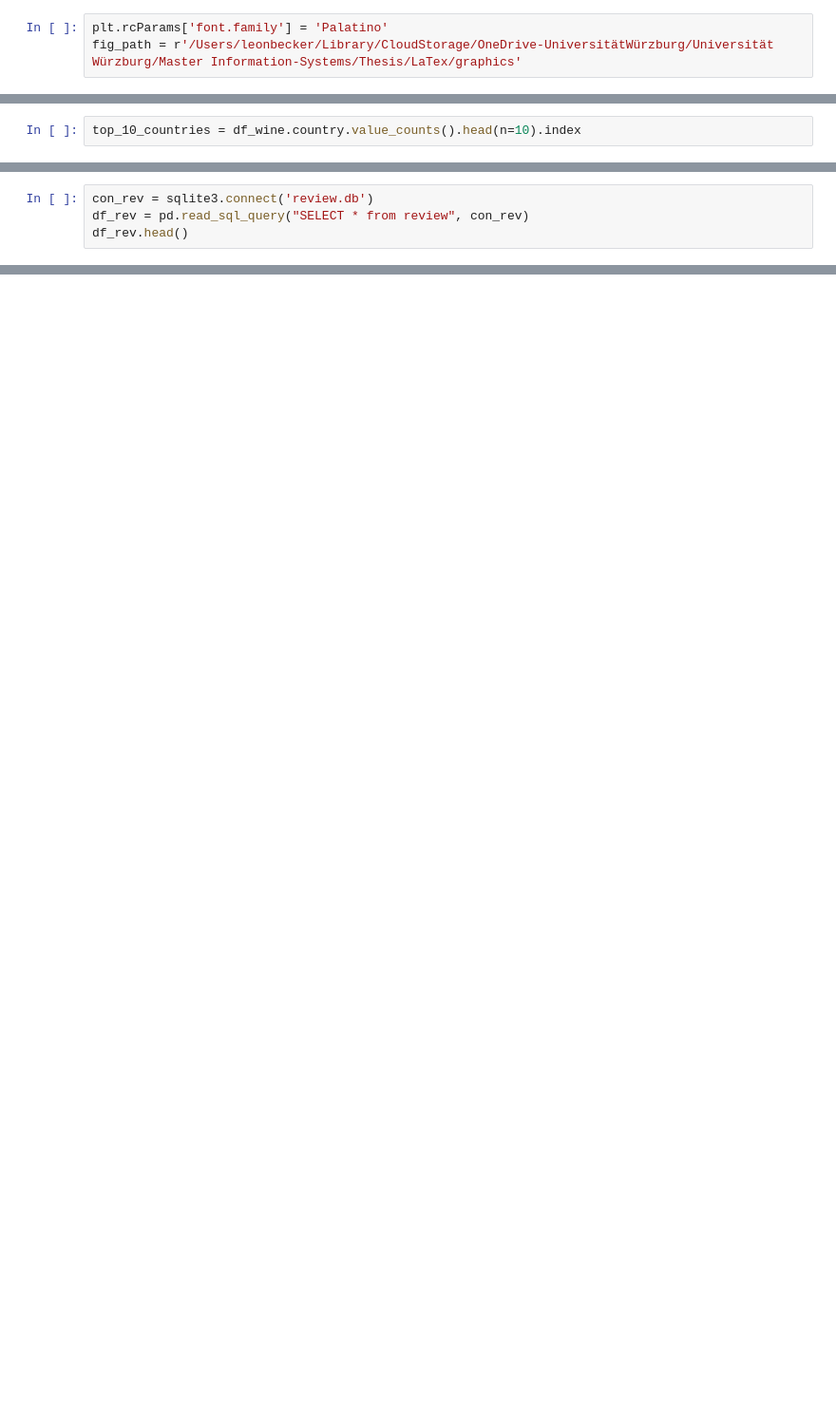
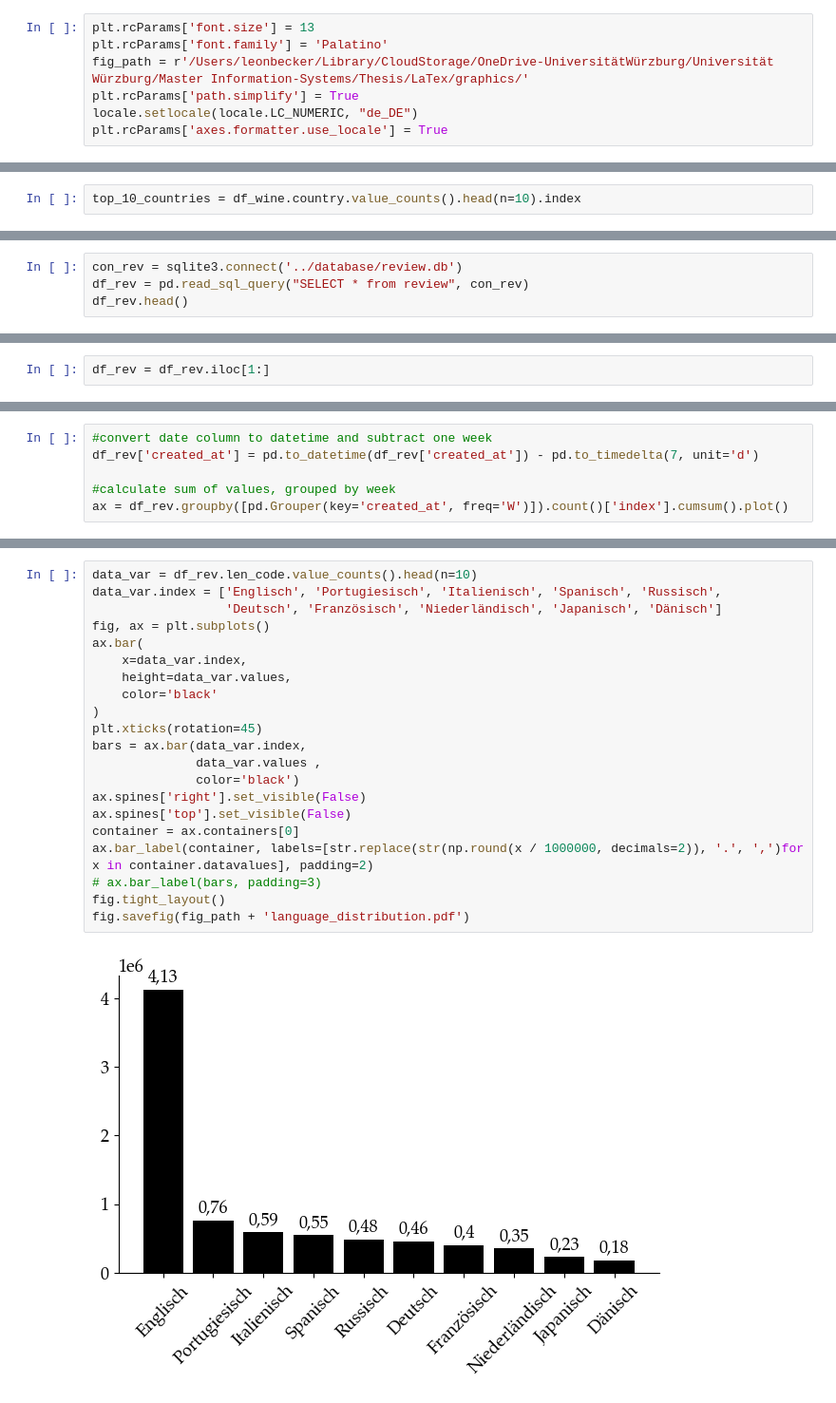
Before and after one commit to M4rl0wBuongustaio/master_thesis_ai_sommelier, a Jupyter notebook: analysis/visualization.ipynb, the cells around one changed output, grey strips where cells are left out. Shown: that part at 95% size. Drawn from its saved outputs; the diff is of its cells as text; blank space fills up the shorter version.

```diff
--- a/analysis/visualization.ipynb
+++ b/analysis/visualization.ipynb
@@ -6,6 +6,10 @@ import pandas as pd
 import matplotlib.pyplot as plt
 # %%
+plt.rcParams['font.size'] = 13
 plt.rcParams['font.family'] = 'Palatino'
-fig_path = r'/Users/leonbecker/Library/CloudStorage/OneDrive-UniversitätWürzburg/Universität Würzburg/Master Information-Systems/Thesis/LaTex/graphics'
+fig_path = r'/Users/leonbecker/Library/CloudStorage/OneDrive-UniversitätWürzburg/Universität Würzburg/Master Information-Systems/Thesis/LaTex/graphics/'
+plt.rcParams['path.simplify'] = True
+locale.setlocale(locale.LC_NUMERIC, "de_DE")
+plt.rcParams['axes.formatter.use_locale'] = True
 # %%
 wine_type_ids = {
@@ -89,4 +96,4 @@ plt.savefig(fig_path + '/top_10_ratings_for_countries.pdf')
 # %%
-con_rev = sqlite3.connect('review.db')
+con_rev = sqlite3.connect('../database/review.db')
 df_rev = pd.read_sql_query("SELECT * from review", con_rev)
 df_rev.head()
@@ -92,0 +107,2 @@ df_rev.head()
+# %%
+df_rev = df_rev.iloc[1:]
@@ -92,0 +111,6 @@ df_rev.head()
+# %%
+#convert date column to datetime and subtract one week
+df_rev['created_at'] = pd.to_datetime(df_rev['created_at']) - pd.to_timedelta(7, unit='d')
+
+#calculate sum of values, grouped by week
+ax = df_rev.groupby([pd.Grouper(key='created_at', freq='W')]).count()['index'].cumsum().plot()
@@ -124,0 +136,23 @@ plt.savefig(fig_path + '/language_distribution.pdf')
+# %%
+data_var = df_rev.len_code.value_counts().head(n=10)
+data_var.index = ['Englisch', 'Portugiesisch', 'Italienisch', 'Spanisch', 'Russisch',
+                  'Deutsch', 'Französisch', 'Niederländisch', 'Japanisch', 'Dänisch']
+fig, ax = plt.subplots()
+ax.bar(
+    x=data_var.index,
+    height=data_var.values,
+    color='black'
+)
+plt.xticks(rotation=45)
+bars = ax.bar(data_var.index,
+              data_var.values ,
+              color='black')
+ax.spines['right'].set_visible(False)
+ax.spines['top'].set_visible(False)
+container = ax.containers[0]
+ax.bar_label(container, labels=[str.replace(str(np.round(x / 1000000, decimals=2)), '.', ',')for x in container.datavalues], padding=2)
+# ax.bar_label(bars, padding=3)
+fig.tight_layout()
+fig.savefig(fig_path + 'language_distribution.pdf')
+# %% [output]
+[figure, added]
```
Also changed, not shown: parts of 25 cells of this notebook, 7 other files.
